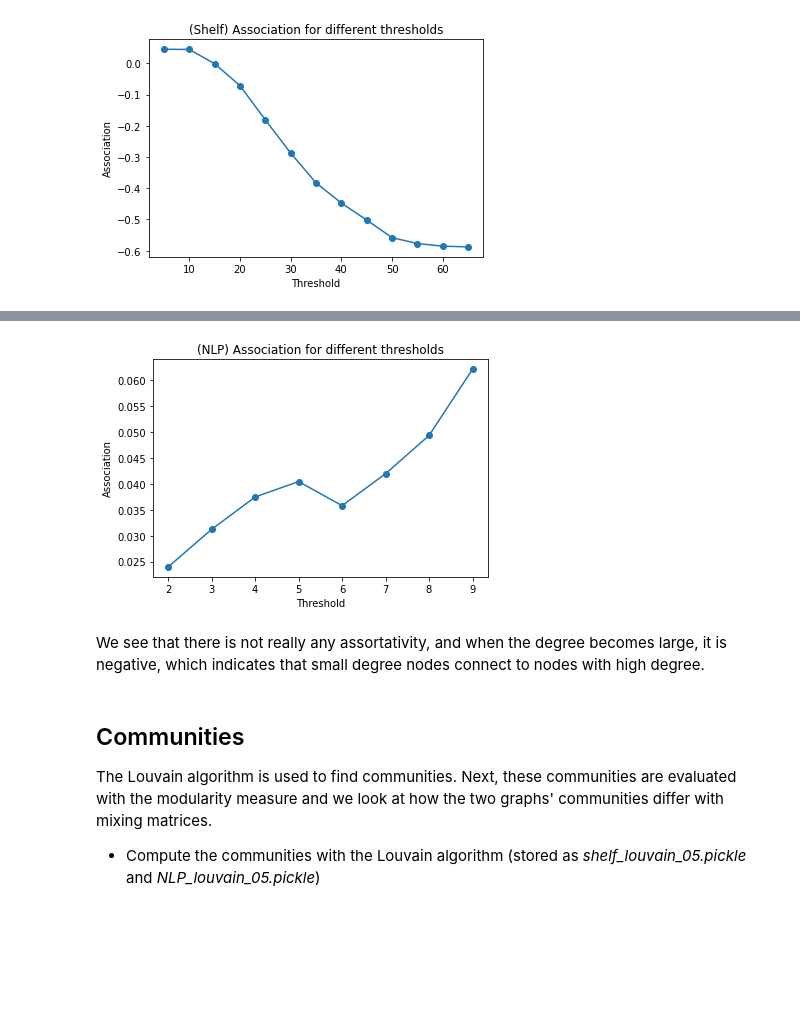
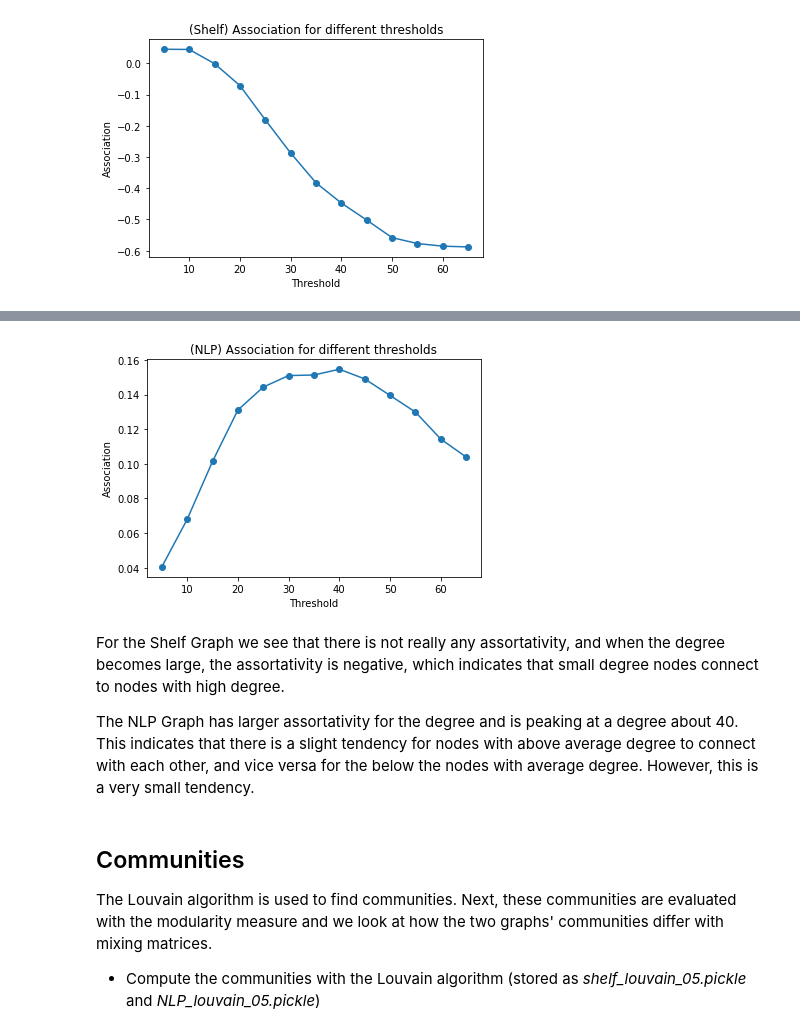
Before and after one commit to davidAlvaBro/comsocsci_final_proj, a Jupyter notebook: Explainer_notebook.ipynb, the cells around one changed output, grey strips where cells are left out. Saved outputs shown, nothing was run; the diff lists cells and outputs as text; code cells hidden in the pictures; blank space fills up the shorter version.

```diff
--- a/Explainer_notebook.ipynb
+++ b/Explainer_notebook.ipynb
@@ -940,26 +977,3 @@ plt.title("(Shelf) Association for different thresholds")
 plt.show()
 # %% [output]
 [figure]
-# %%
-
-max_threshold = 70
-min_threshold = 5
-assosiations = []
-thresholds = range(min_threshold, max_threshold, 5)
-
-for i, threshold in enumerate(thresholds):
-    categories = {}
-    for node, degree in shelf_graph.degree():
-        if degree >= threshold:
-            categories[node] = 'high'
-        else:
-            categories[node] = 'low'
-    nx.set_node_attributes(shelf_graph, categories, 'degree')
-    # Store the assortativity
-    assosiations.append(nx.attribute_assortativity_coefficient(shelf_graph, 'degree'))
-
-plt.plot(thresholds, assosiations, "-o")
-plt.xlabel("Threshold")
-plt.ylabel("Association")
-plt.title("(Shelf) Association for different thresholds")
-plt.show()
@@ -968,37 +980,41 @@ plt.show()
 # %%
 # Very similar to the function above, but this calculates the matrix for the degree instead of attribute
 calculate_assortiative_coef = lambda E: (np.trace(E) - np.sum(E @ E.T)) / (1 - np.sum(E @ E.T))
 get_i = lambda x, threshold: 1 if x > threshold else 0 # Small function to get the index of the matrix
 
-max_threshold = 10
-assosiations = np.zeros(max_threshold - 2)
+max_threshold = 70
+min_threshold = 5
+assosiations = []
+thresholds = range(min_threshold, max_threshold, 5)
 
-for threshold in range(2, max_threshold):
+for i, threshold in enumerate(thresholds):
     # Get dimensions of matrix
     E = np.zeros((2, 2))
 
     # Fill the matrix
     for edge in NLP_graph.edges:
         # Get the degree of the node at the ends of the edge
         i = get_i(NLP_graph.degree(edge[0]), threshold)
         j = get_i(NLP_graph.degree(edge[1]), threshold)
         E[i, j] += 1
         E[j, i] += 1
 
     E = E / (2*NLP_graph.number_of_edges())
 
     # Store the assosiation
-    assosiations[threshold - 2] = calculate_assortiative_coef(E)
+    assosiations.append(calculate_assortiative_coef(E))
 
-plt.plot(range(2, max_threshold), assosiations, "-o")
+plt.plot(thresholds, assosiations, "-o")
 plt.xlabel("Threshold")
 plt.ylabel("Association")
 plt.title("(NLP) Association for different thresholds")
 plt.show()
 # %% [output]
-[figure, old version]
+[figure, new version]
 # %% [markdown]
-We see that there is not really any assortativity, and when the degree becomes large, it is negative, which indicates that small degree nodes connect to nodes with high degree.
+For the Shelf Graph we see that there is not really any assortativity, and when the degree becomes large, the assortativity is negative, which indicates that small degree nodes connect to nodes with high degree.
+
+The NLP Graph has larger assortativity for the degree and is peaking at a degree about 40. This indicates that there is a slight tendency for nodes with above average degree to connect with each other, and vice versa for the below the nodes with average degree. However, this is a very small tendency.
 # %% [markdown]
 ## Communities
 The Louvain algorithm is used to find communities. Next, these communities are evaluated with the modularity measure and we look at how the two graphs' communities differ with mixing matrices.
```
Also changed, not shown: parts of 22 cells of this notebook.
